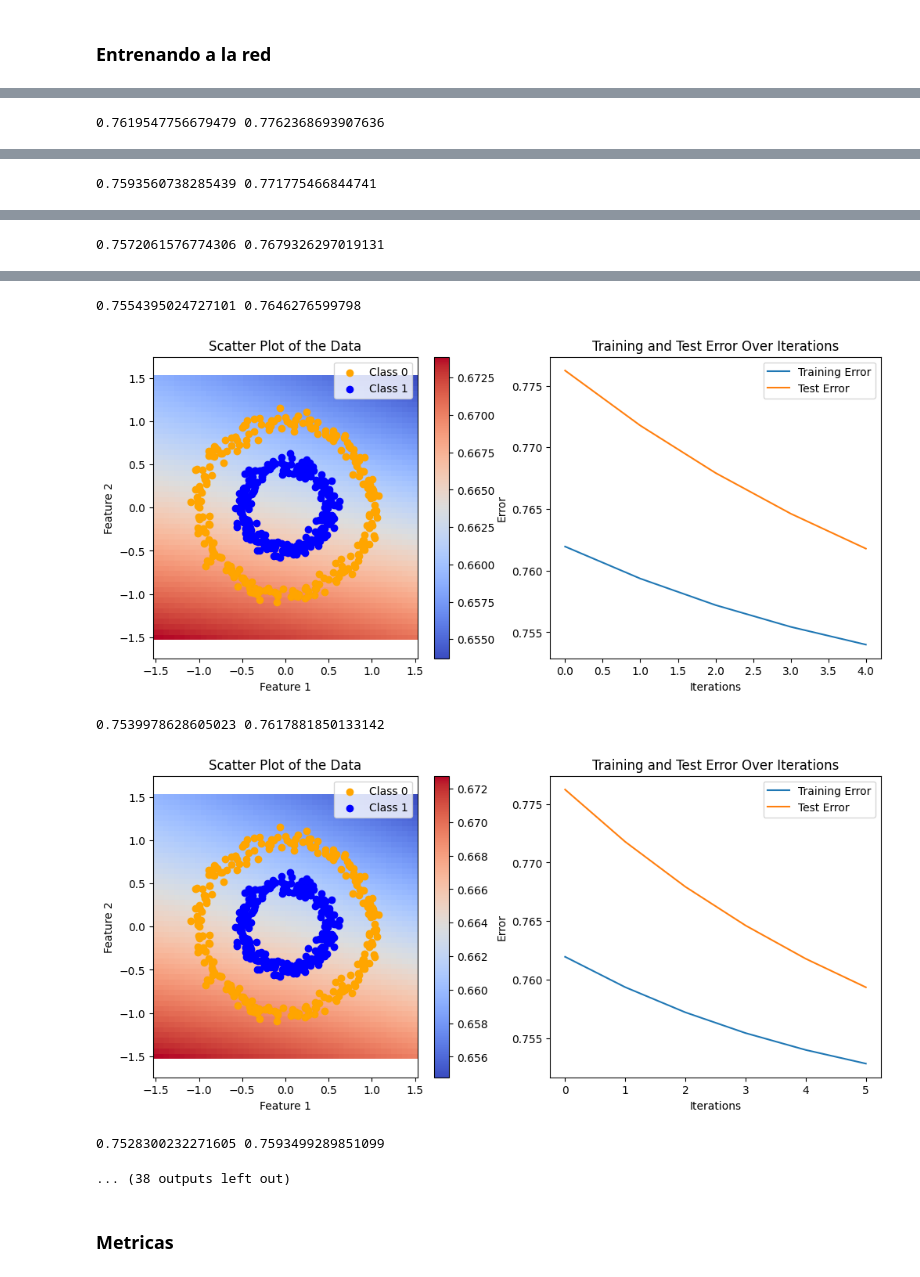
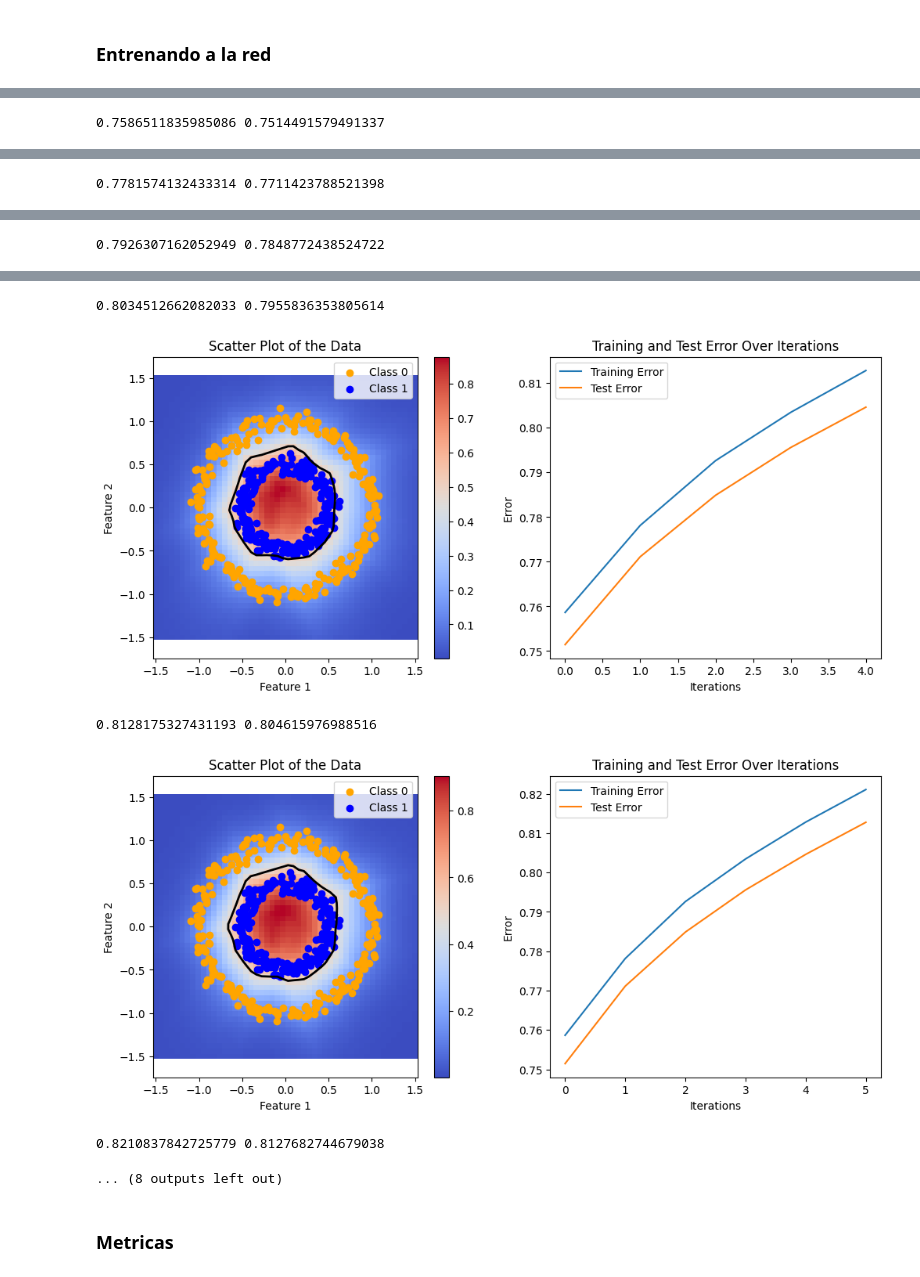
Before and after one commit to alejandro-decaroli/Red_neuronal_de_clasificacion_binaria, a Jupyter notebook: clasificacion/main.ipynb, the cells around one changed output, grey strips where cells are left out. Drawn from its saved outputs; the diff is of its cells as text; code cells hidden in the pictures.

```diff
--- a/clasificacion/main.ipynb
+++ b/clasificacion/main.ipynb
@@ -23,11 +23,11 @@ def create_network_neural(cant):
     for i in range(cant):
 
         if i == 0:
-            neural_struc.append(layer(p, 2, sig_act))
+            neural_struc.append(layer(p, 64, relu_act))
         if i == 1:
-            neural_struc.append(layer(neural_struc[i-1].neurals, 4, relu_act))
+            neural_struc.append(layer(neural_struc[i-1].neurals, 2, sig_act))
         if i == 2:
-            neural_struc.append(layer(neural_struc[i-1].neurals, 8, relu_act))
+            neural_struc.append(layer(neural_struc[i-1].neurals, 1, sig_act))
         if i == 3:
             neural_struc.append(layer(neural_struc[i-1].neurals, 1, sig_act))
 
@@ -155,9 +164,9 @@ x_train, y_train = x[train_indices], y[train_indices]
 errors_train = []
 errors_test = []
 
-neural_struc = create_network_neural(4)
+neural_struc = create_network_neural(2)
 
-for l in range(50000):
+for l in range(20000):
     train(neural_struc, x_train, y_train, loss_f)
     if l % 2000 == 0:
         predictions_train = neural_struc[-1].act_fun[0](x_train @ neural_struc[0].w + neural_struc[0].b)
@@ -209 +218 @@ for l in range(50000):
-0.7619547756679479 0.7762368693907636
+0.7586511835985086 0.7514491579491337
@@ -211 +220 @@ for l in range(50000):
-0.7593560738285439 0.771775466844741
+0.7781574132433314 0.7711423788521398
@@ -213 +222 @@ for l in range(50000):
-0.7572061576774306 0.7679326297019131
+0.7926307162052949 0.7848772438524722
@@ -215,9 +224,9 @@ for l in range(50000):
-0.7554395024727101 0.7646276599798
+0.8034512662082033 0.7955836353805614
-[figure, old version]
+[figure, new version]
-0.7539978628605023 0.7617881850133142
+0.8128175327431193 0.804615976988516
-[figure, old version]
+[figure, new version]
-0.7528300232271605 0.7593499289851099
+0.8210837842725779 0.8127682744679038
-... (38 outputs left out)
+... (8 outputs left out)
 # %% [markdown]
 ### Metricas
 # %%
```
Also changed, not shown: parts of 3 cells of this notebook.
